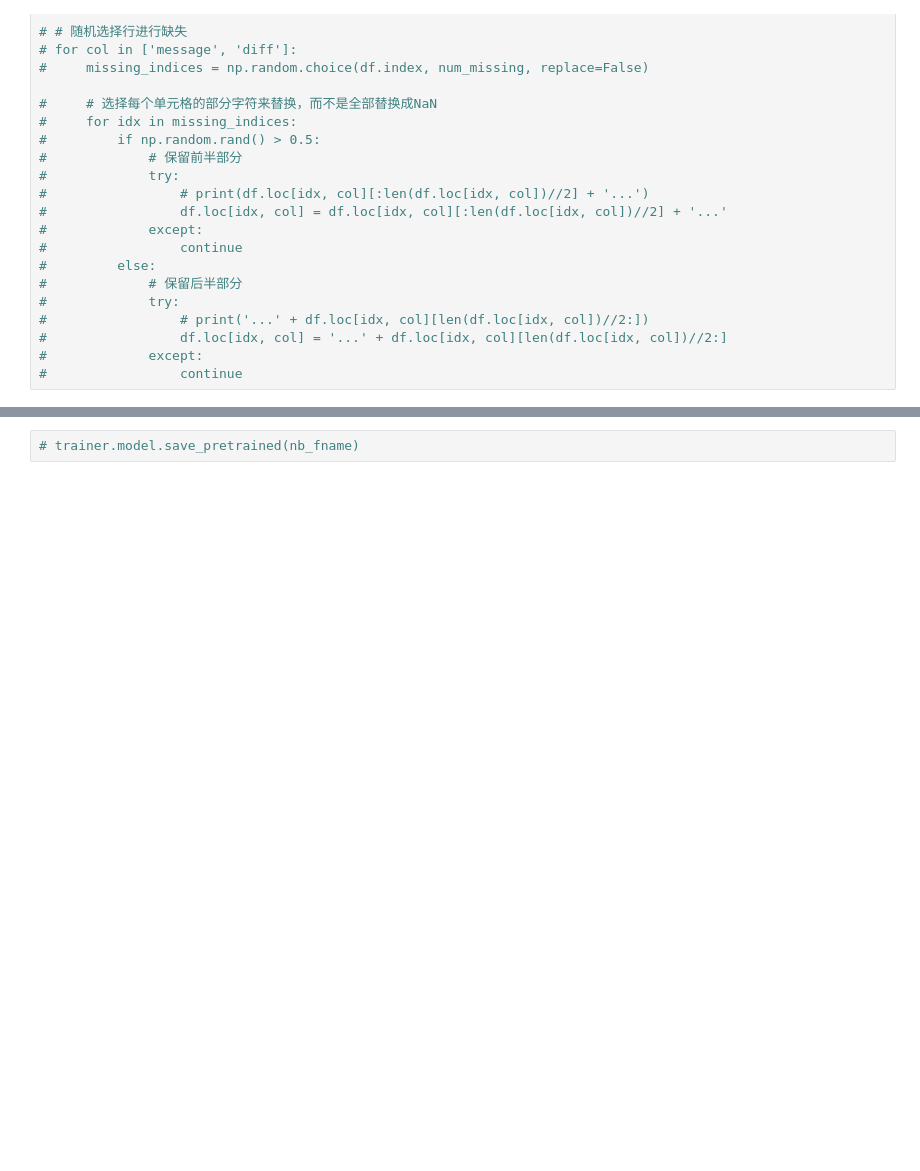
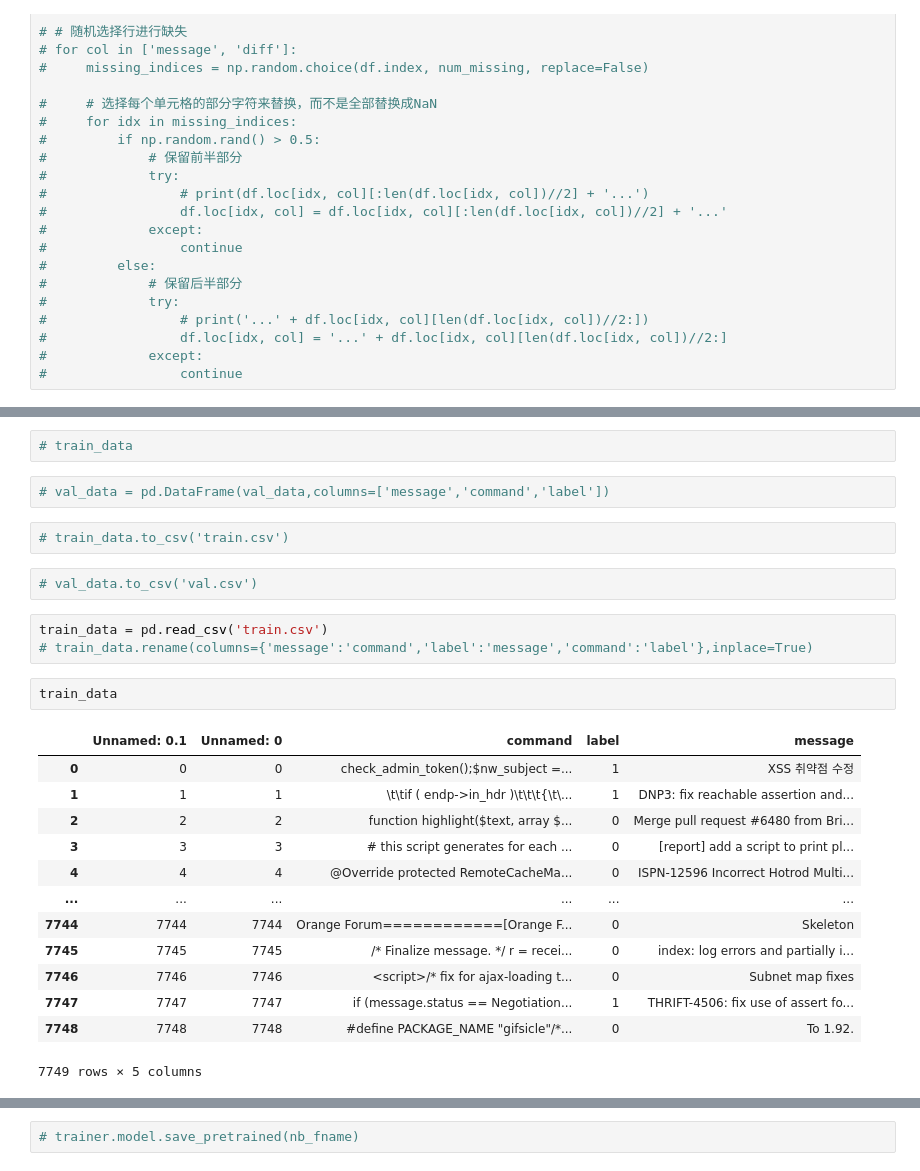
Before and after one commit to AppleMax1992/ensemble_commit, a Jupyter notebook: main-MOE-best-PR.ipynb, the cells around one changed output, grey strips where cells are left out. Cells and saved outputs as stored; diff of their text form; blank space fills up the shorter version.

```diff
--- a/main-MOE-best-PR.ipynb
+++ b/main-MOE-best-PR.ipynb
@@ -127,0 +125,27 @@ Some weights of the model checkpoint at /root/autodl-tmp/models/bert-base-cased
+# %%
+# train_data
+# %%
+# val_data = pd.DataFrame(val_data,columns=['message','command','label'])
+# %%
+# train_data.to_csv('train.csv')
+# %%
+# val_data.to_csv('val.csv')
+# %%
+train_data = pd.read_csv('train.csv')
+# train_data.rename(columns={'message':'command','label':'message','command':'label'},inplace=True)
+# %%
+train_data
+# %% [output]
+|  | Unnamed: 0.1 | Unnamed: 0 | command | label | message |
+| 0 | 0 | 0 | check_admin_token();$nw_subject =... | 1 | XSS 취약점 수정 |
+| 1 | 1 | 1 | \t\tif ( endp->in_hdr )\t\t\t{\t\... | 1 | DNP3: fix reachable assertion and... |
+| 2 | 2 | 2 | function highlight($text, array $... | 0 | Merge pull request #6480 from Bri... |
+| 3 | 3 | 3 | # this script generates for each ... | 0 | [report] add a script to print pl... |
+| 4 | 4 | 4 | @Override protected RemoteCacheMa... | 0 | ISPN-12596 Incorrect Hotrod Multi... |
+| ... | ... | ... | ... | ... | ... |
+| 7744 | 7744 | 7744 | Orange Forum============[Orange F... | 0 | Skeleton |
+| 7745 | 7745 | 7745 | /* Finalize message. */ r = recei... | 0 | index: log errors and partially i... |
+| 7746 | 7746 | 7746 | <script>/* fix for ajax-loading t... | 0 | Subnet map fixes |
+| 7747 | 7747 | 7747 | if (message.status == Negotiation... | 1 | THRIFT-4506: fix use of assert fo... |
+| 7748 | 7748 | 7748 | #define PACKAGE_NAME "gifsicle"/*... | 0 | To 1.92. |
+7749 rows × 5 columns
```
Also changed, not shown: parts of 16 cells of this notebook, 4 other files.
